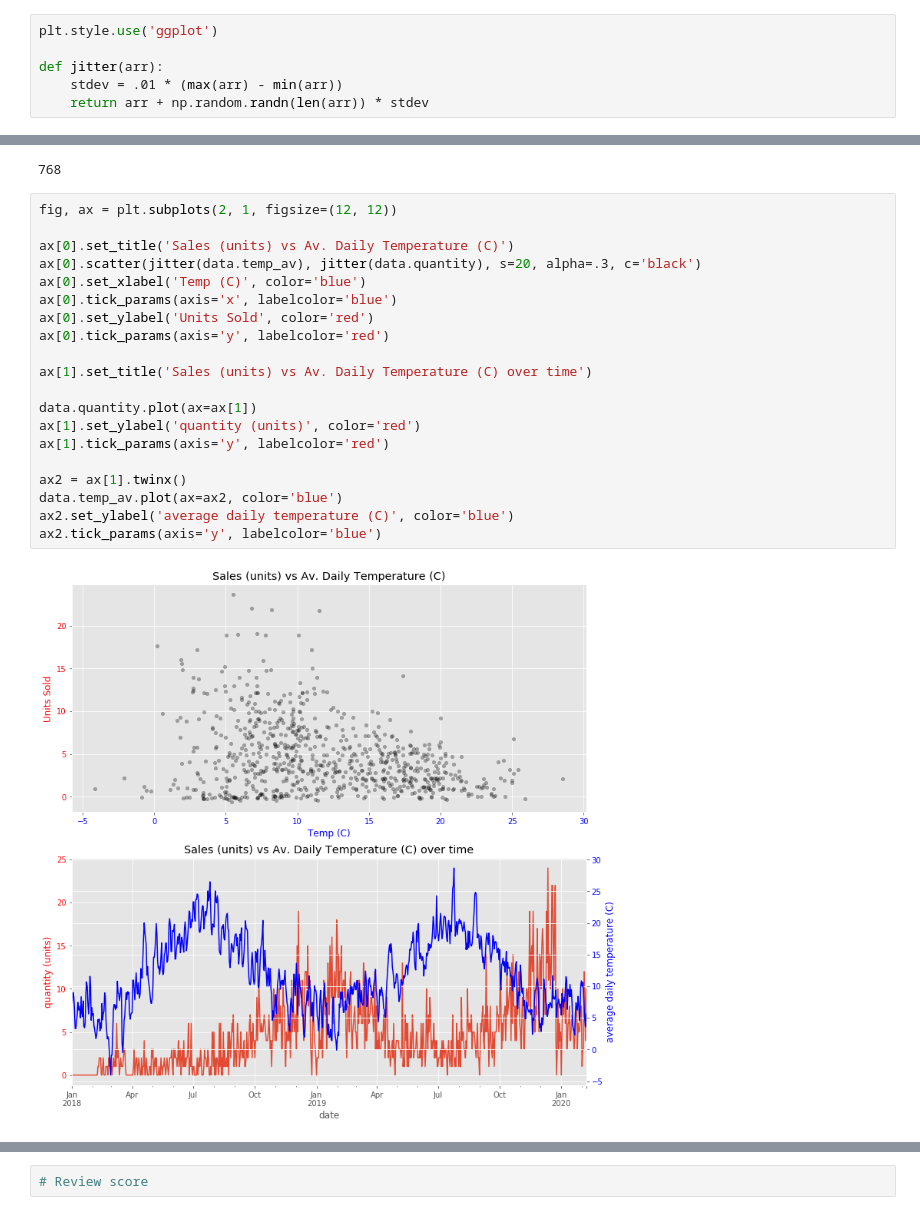
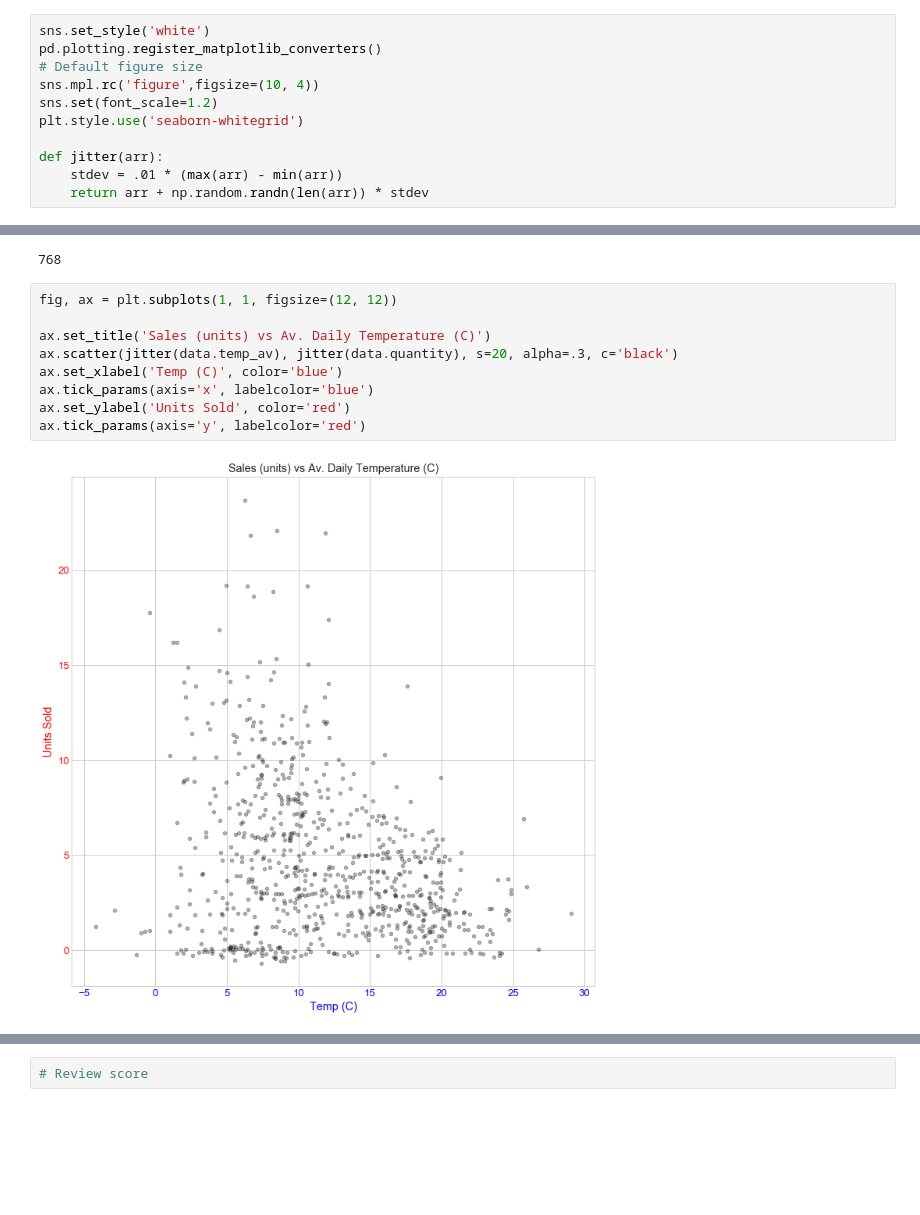
Before and after one commit to fredshone/amazon-sales-analysis, a Jupyter notebook: pre_process.ipynb, the cells around one changed output, grey strips where cells are left out. Drawn from its saved outputs; the diff is of its cells as text; blank space fills up the shorter version.

```diff
--- a/pre_process.ipynb
+++ b/pre_process.ipynb
@@ -7,5 +8,10 @@ from matplotlib import pyplot as plt
 # %%
-plt.style.use('ggplot')
+sns.set_style('white')
+pd.plotting.register_matplotlib_converters()
+# Default figure size
+sns.mpl.rc('figure',figsize=(10, 4))
+sns.set(font_scale=1.2)
+plt.style.use('seaborn-whitegrid')
 
 def jitter(arr):
     stdev = .01 * (max(arr) - min(arr))
@@ -186,24 +265,13 @@ print(len(data))
 # %% [output]
 768
 # %%
-fig, ax = plt.subplots(2, 1, figsize=(12, 12))
+fig, ax = plt.subplots(1, 1, figsize=(12, 12))
 
-ax[0].set_title('Sales (units) vs Av. Daily Temperature (C)')
-ax[0].scatter(jitter(data.temp_av), jitter(data.quantity), s=20, alpha=.3, c='black')
-ax[0].set_xlabel('Temp (C)', color='blue')
-ax[0].tick_params(axis='x', labelcolor='blue')
-ax[0].set_ylabel('Units Sold', color='red')
-ax[0].tick_params(axis='y', labelcolor='red')
-
-ax[1].set_title('Sales (units) vs Av. Daily Temperature (C) over time')
-
-data.quantity.plot(ax=ax[1])
-ax[1].set_ylabel('quantity (units)', color='red')
-ax[1].tick_params(axis='y', labelcolor='red')
-
-ax2 = ax[1].twinx()
-data.temp_av.plot(ax=ax2, color='blue')
-ax2.set_ylabel('average daily temperature (C)', color='blue')
-ax2.tick_params(axis='y', labelcolor='blue')
+ax.set_title('Sales (units) vs Av. Daily Temperature (C)')
+ax.scatter(jitter(data.temp_av), jitter(data.quantity), s=20, alpha=.3, c='black')
+ax.set_xlabel('Temp (C)', color='blue')
+ax.tick_params(axis='x', labelcolor='blue')
+ax.set_ylabel('Units Sold', color='red')
+ax.tick_params(axis='y', labelcolor='red')
 # %% [output]
-[figure, old version]
+[figure, new version]
```
Also changed, not shown: parts of 35 cells of this notebook, 2 other files.
